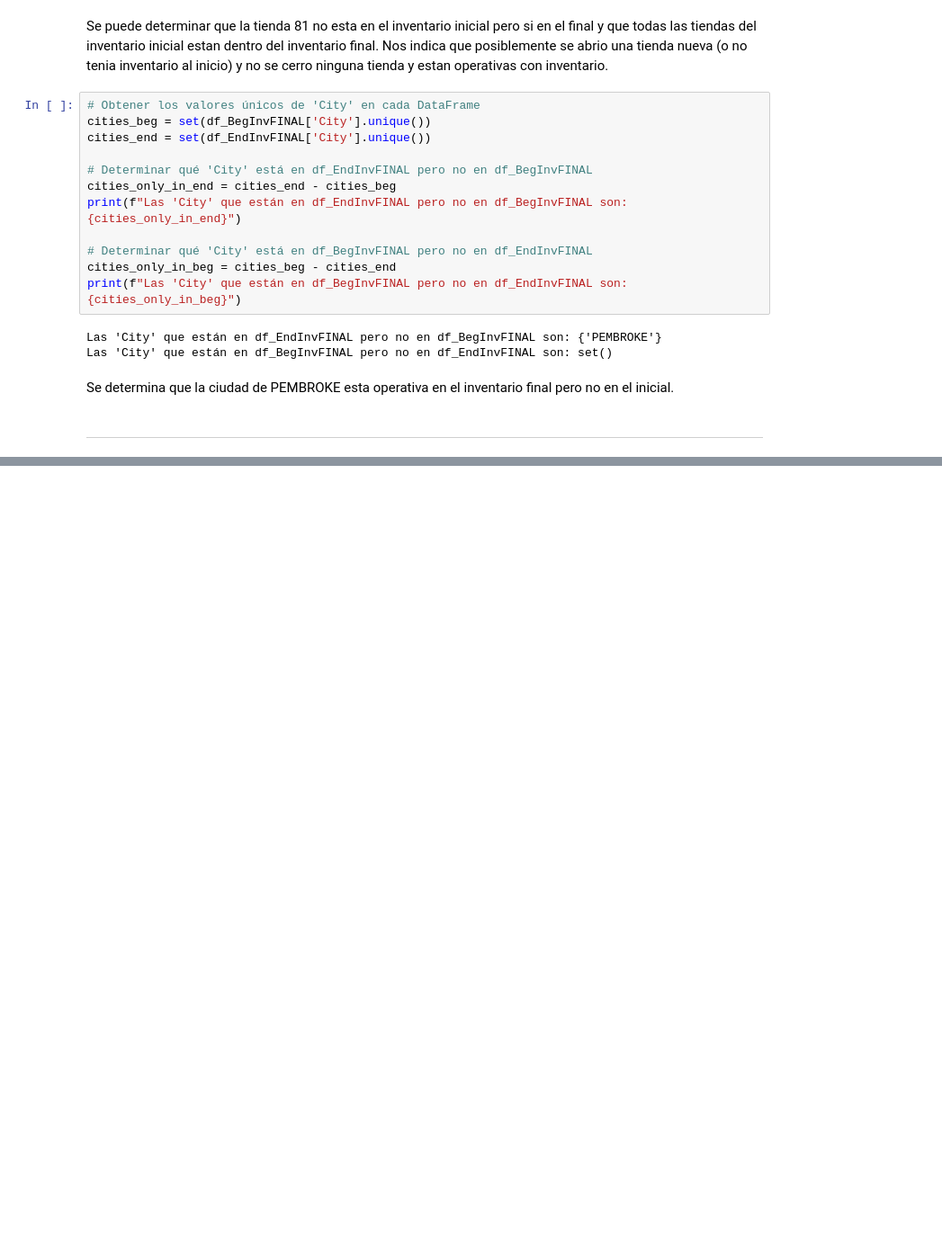
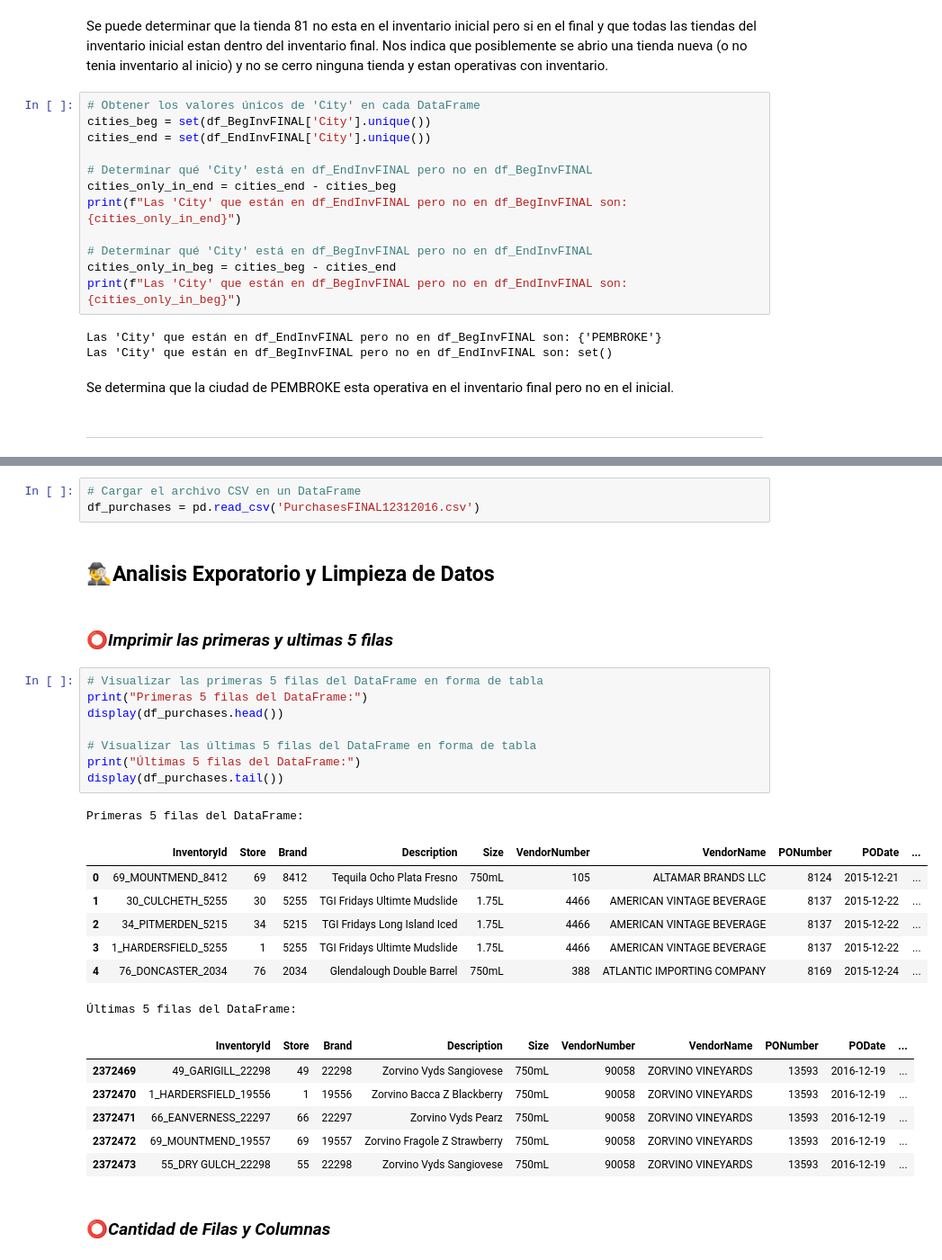
Before and after one commit to Dapt01G2-Henry/ComerLogistics, a Jupyter notebook: Sprint_1/EDA y ETL/EDA y ETL.ipynb, the cells around one changed output, grey strips where cells are left out. Shown: that part at 90% size. Cells and saved outputs as stored; diff of their text form; blank space fills up the shorter version.

```diff
--- a/Sprint_1/EDA y ETL/EDA y ETL.ipynb
+++ b/Sprint_1/EDA y ETL/EDA y ETL.ipynb
@@ -1220,0 +1246,32 @@ Se determina que la ciudad de PEMBROKE esta operativa en el inventario final per
+# %%
+# Cargar el archivo CSV en un DataFrame
+df_purchases = pd.read_csv('PurchasesFINAL12312016.csv')
+# %% [markdown]
+## 🕵️‍♂️Analisis Exporatorio y Limpieza de Datos
+# %% [markdown]
+### ⭕*Imprimir las primeras y ultimas 5 filas*
+# %%
+# Visualizar las primeras 5 filas del DataFrame en forma de tabla
+print("Primeras 5 filas del DataFrame:")
+display(df_purchases.head())
+
+# Visualizar las últimas 5 filas del DataFrame en forma de tabla
+print("Últimas 5 filas del DataFrame:")
+display(df_purchases.tail())
+# %% [output]
+Primeras 5 filas del DataFrame:
+|  | InventoryId | Store | Brand | Description | Size | VendorNumber | VendorName | PONumber | PODate | ... |
+| 0 | 69_MOUNTMEND_8412 | 69 | 8412 | Tequila Ocho Plata Fresno | 750mL | 105 | ALTAMAR BRANDS LLC | 8124 | 2015-12-21 | ... |
+| 1 | 30_CULCHETH_5255 | 30 | 5255 | TGI Fridays Ultimte Mudslide | 1.75L | 4466 | AMERICAN VINTAGE BEVERAGE | 8137 | 2015-12-22 | ... |
+| 2 | 34_PITMERDEN_5215 | 34 | 5215 | TGI Fridays Long Island Iced | 1.75L | 4466 | AMERICAN VINTAGE BEVERAGE | 8137 | 2015-12-22 | ... |
+| 3 | 1_HARDERSFIELD_5255 | 1 | 5255 | TGI Fridays Ultimte Mudslide | 1.75L | 4466 | AMERICAN VINTAGE BEVERAGE | 8137 | 2015-12-22 | ... |
+| 4 | 76_DONCASTER_2034 | 76 | 2034 | Glendalough Double Barrel | 750mL | 388 | ATLANTIC IMPORTING COMPANY | 8169 | 2015-12-24 | ... |
+Últimas 5 filas del DataFrame:
+|  | InventoryId | Store | Brand | Description | Size | VendorNumber | VendorName | PONumber | PODate | ... |
+| 2372469 | 49_GARIGILL_22298 | 49 | 22298 | Zorvino Vyds Sangiovese | 750mL | 90058 | ZORVINO VINEYARDS | 13593 | 2016-12-19 | ... |
+| 2372470 | 1_HARDERSFIELD_19556 | 1 | 19556 | Zorvino Bacca Z Blackberry | 750mL | 90058 | ZORVINO VINEYARDS | 13593 | 2016-12-19 | ... |
+| 2372471 | 66_EANVERNESS_22297 | 66 | 22297 | Zorvino Vyds Pearz | 750mL | 90058 | ZORVINO VINEYARDS | 13593 | 2016-12-19 | ... |
+| 2372472 | 69_MOUNTMEND_19557 | 69 | 19557 | Zorvino Fragole Z Strawberry | 750mL | 90058 | ZORVINO VINEYARDS | 13593 | 2016-12-19 | ... |
+| 2372473 | 55_DRY GULCH_22298 | 55 | 22298 | Zorvino Vyds Sangiovese | 750mL | 90058 | ZORVINO VINEYARDS | 13593 | 2016-12-19 | ... |
+# %% [markdown]
+### ⭕*Cantidad de Filas y Columnas*
```
Also changed, not shown: parts of 36 cells of this notebook.
